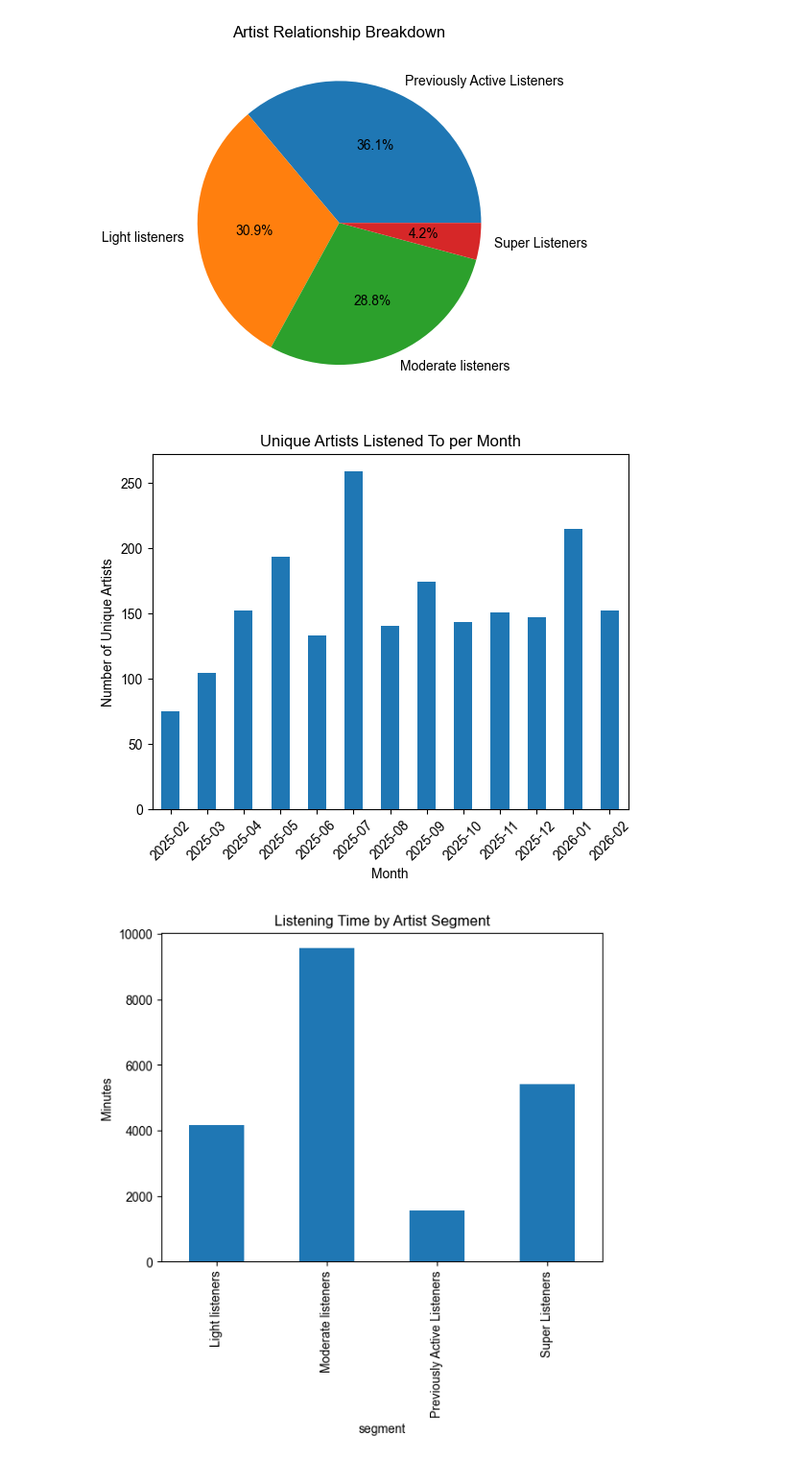
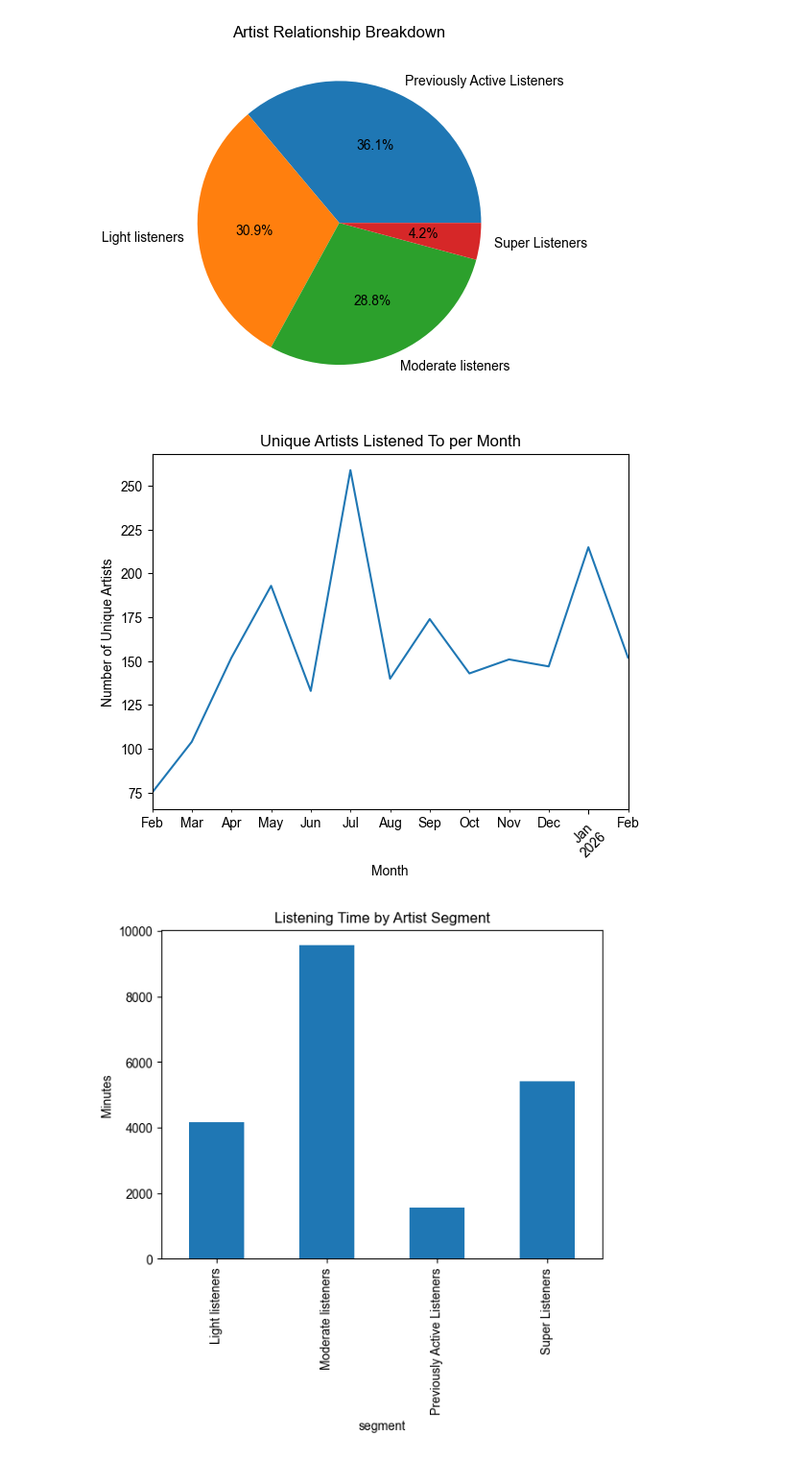
Before and after one commit to Devligan/Spotify-Wrapped, a Jupyter notebook: SriharshaDataViz.ipynb, the cells around one changed output. Shown at 96% size. Saved outputs shown, nothing was run; the diff lists cells and outputs as text; code cells hidden in the pictures.

```diff
--- a/SriharshaDataViz.ipynb
+++ b/SriharshaDataViz.ipynb
@@ -157,14 +157,14 @@ plt.show()
 [figure]
 # %%
 monthlyartists = df.groupby('month')['artistName'].nunique()
-monthlyartists.plot(kind='bar')
+monthlyartists.plot()
 plt.title("Unique Artists Listened To per Month")
 plt.xlabel("Month")
 plt.ylabel("Number of Unique Artists")
 plt.xticks(rotation=45)
 plt.show()
 # %% [output]
-[figure, old version]
+[figure, new version]
 # %%
 dfmarquee = df.merge(marqueedf[['artistName','segment']], on='artistName', how='left')
 dfmarquee.groupby('segment')['minutes'].sum().plot(kind='bar')
```
Also changed, not shown: parts of 2 cells of this notebook.
